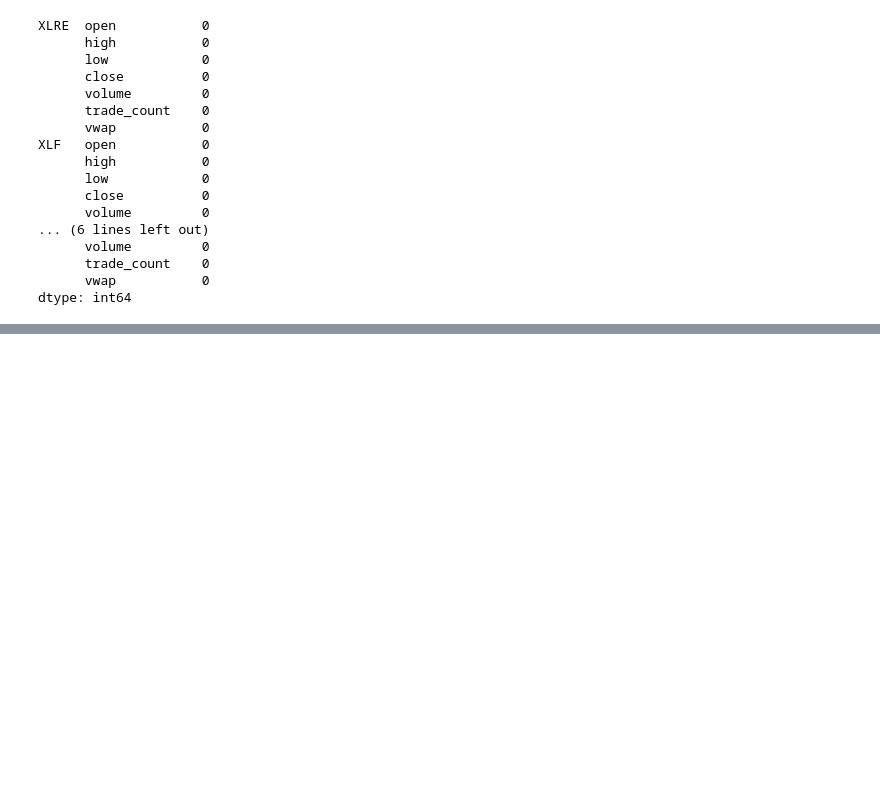
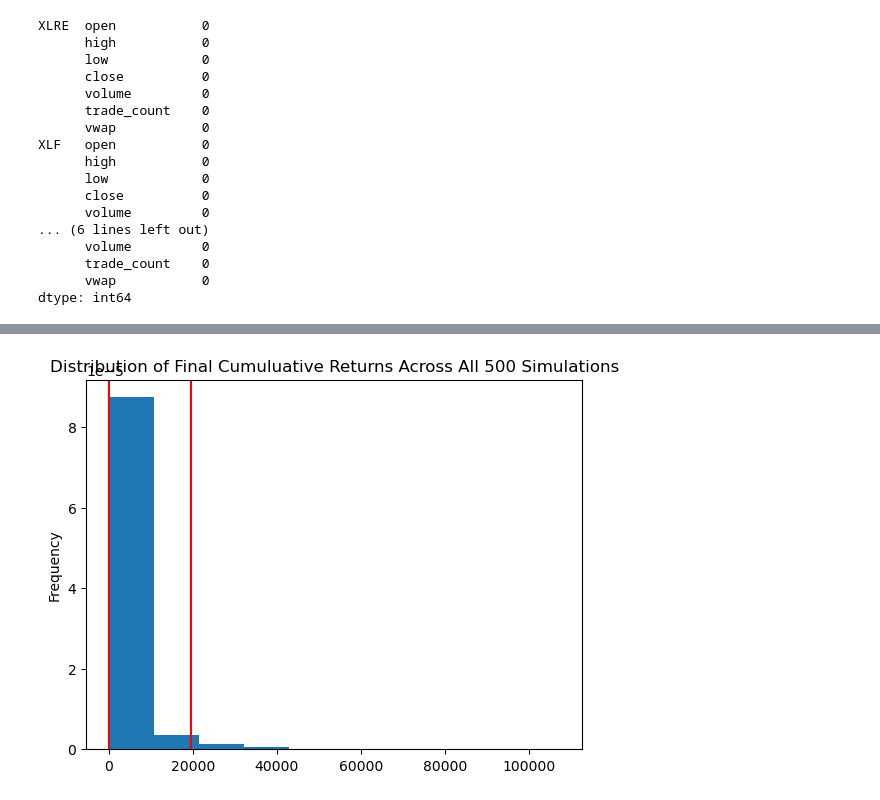
Before and after one commit to Asgard-DP/Index-Fund--Analysis-and-Forecast, a Jupyter notebook: Monte_Carlo_Simulations.ipynb, the cells around one changed output, grey strips where cells are left out. Cells and saved outputs as stored; diff of their text form; code cells hidden in the pictures; blank space fills up the shorter version.

```diff
--- a/Monte_Carlo_Simulations.ipynb
+++ b/Monte_Carlo_Simulations.ipynb
@@ -490,0 +549,4 @@ There is a 95% chance that an initial investment of $20000 in the portfolio over
+# %%
+dist_plot = MC_XLK_100.plot_distribution()
+# %% [output]
+[figure, added]
```
Also changed, not shown: parts of 26 cells of this notebook.
